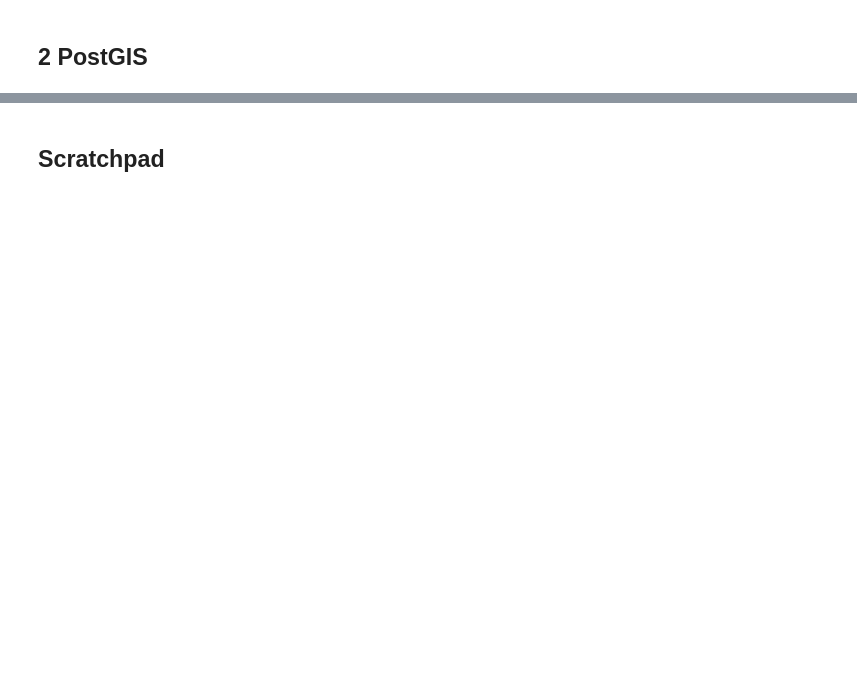
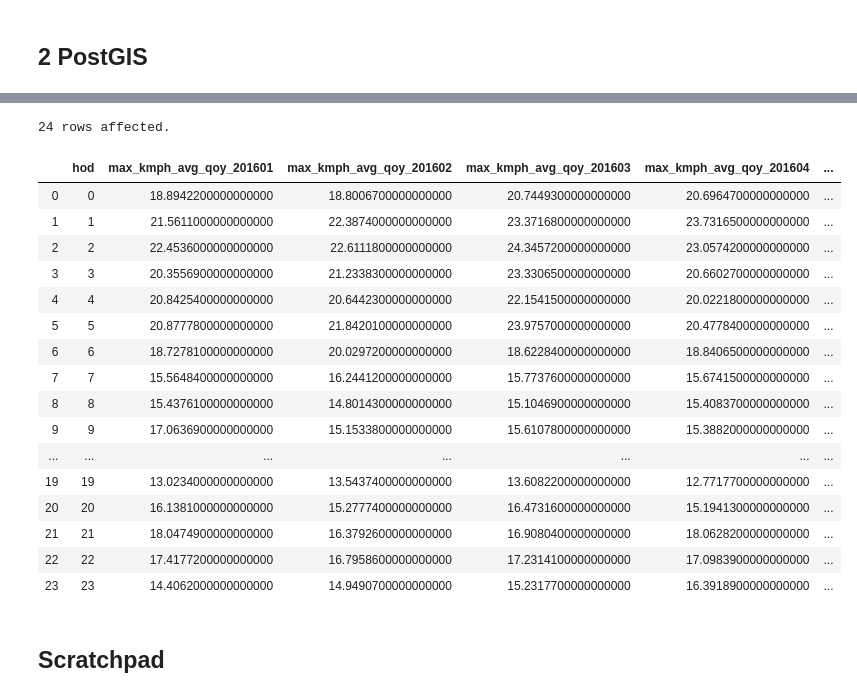
Before and after one commit to cantzakas/gp-demo-aws, a Jupyter notebook: GP-PostGIS-Demo.ipynb, the cells around one changed output, grey strips where cells are left out. Cells and saved outputs as stored; diff of their text form; code cells hidden in the pictures; blank space fills up the shorter version.

```diff
--- a/GP-PostGIS-Demo.ipynb
+++ b/GP-PostGIS-Demo.ipynb
@@ -346,2 +387,27 @@ cmd = "gpload -d {0} -f ./load-raw-traffic-counts.yaml -l ./load-raw-traffic-cou
+# %%
+
+
+# Make a data frame
+result = %sql $DB_USER@$DB_SERVER SELECT * FROM demo.ldn_pivot_1 ORDER BY 1
+df = result.DataFrame()
+# %% [output]
+24 rows affected.
+|  | hod | max_kmph_avg_qoy_201601 | max_kmph_avg_qoy_201602 | max_kmph_avg_qoy_201603 | max_kmph_avg_qoy_201604 | ... |
+| 0 | 0 | 18.8942200000000000 | 18.8006700000000000 | 20.7449300000000000 | 20.6964700000000000 | ... |
+| 1 | 1 | 21.5611000000000000 | 22.3874000000000000 | 23.3716800000000000 | 23.7316500000000000 | ... |
+| 2 | 2 | 22.4536000000000000 | 22.6111800000000000 | 24.3457200000000000 | 23.0574200000000000 | ... |
+| 3 | 3 | 20.3556900000000000 | 21.2338300000000000 | 23.3306500000000000 | 20.6602700000000000 | ... |
+| 4 | 4 | 20.8425400000000000 | 20.6442300000000000 | 22.1541500000000000 | 20.0221800000000000 | ... |
+| 5 | 5 | 20.8777800000000000 | 21.8420100000000000 | 23.9757000000000000 | 20.4778400000000000 | ... |
+| 6 | 6 | 18.7278100000000000 | 20.0297200000000000 | 18.6228400000000000 | 18.8406500000000000 | ... |
+| 7 | 7 | 15.5648400000000000 | 16.2441200000000000 | 15.7737600000000000 | 15.6741500000000000 | ... |
+| 8 | 8 | 15.4376100000000000 | 14.8014300000000000 | 15.1046900000000000 | 15.4083700000000000 | ... |
+| 9 | 9 | 17.0636900000000000 | 15.1533800000000000 | 15.6107800000000000 | 15.3882000000000000 | ... |
+| ... | ... | ... | ... | ... | ... | ... |
+| 19 | 19 | 13.0234000000000000 | 13.5437400000000000 | 13.6082200000000000 | 12.7717700000000000 | ... |
+| 20 | 20 | 16.1381000000000000 | 15.2777400000000000 | 16.4731600000000000 | 15.1941300000000000 | ... |
+| 21 | 21 | 18.0474900000000000 | 16.3792600000000000 | 16.9080400000000000 | 18.0628200000000000 | ... |
+| 22 | 22 | 17.4177200000000000 | 16.7958600000000000 | 17.2314100000000000 | 17.0983900000000000 | ... |
+| 23 | 23 | 14.4062000000000000 | 14.9490700000000000 | 15.2317700000000000 | 16.3918900000000000 | ... |
 # %% [markdown]
 ## Scratchpad
```
Also changed, not shown: parts of 20 cells of this notebook, 4 other files.
